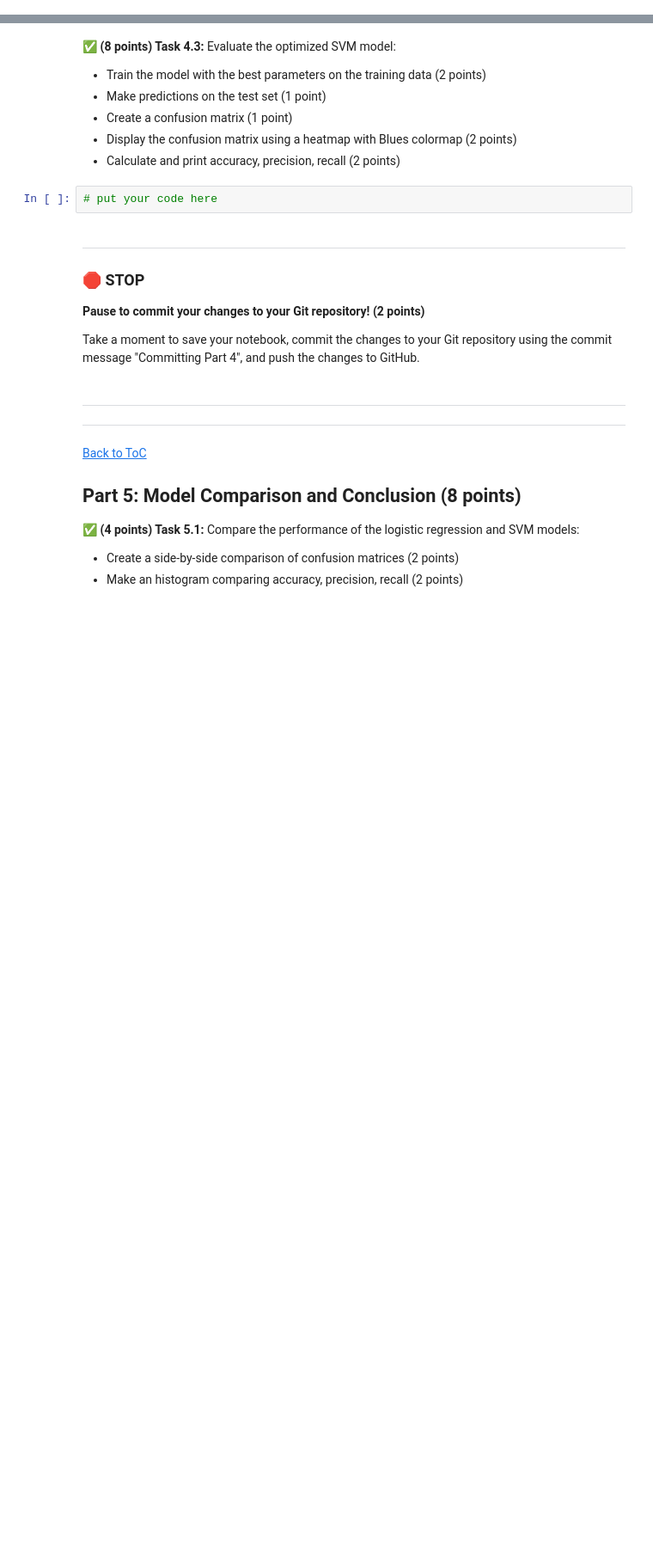
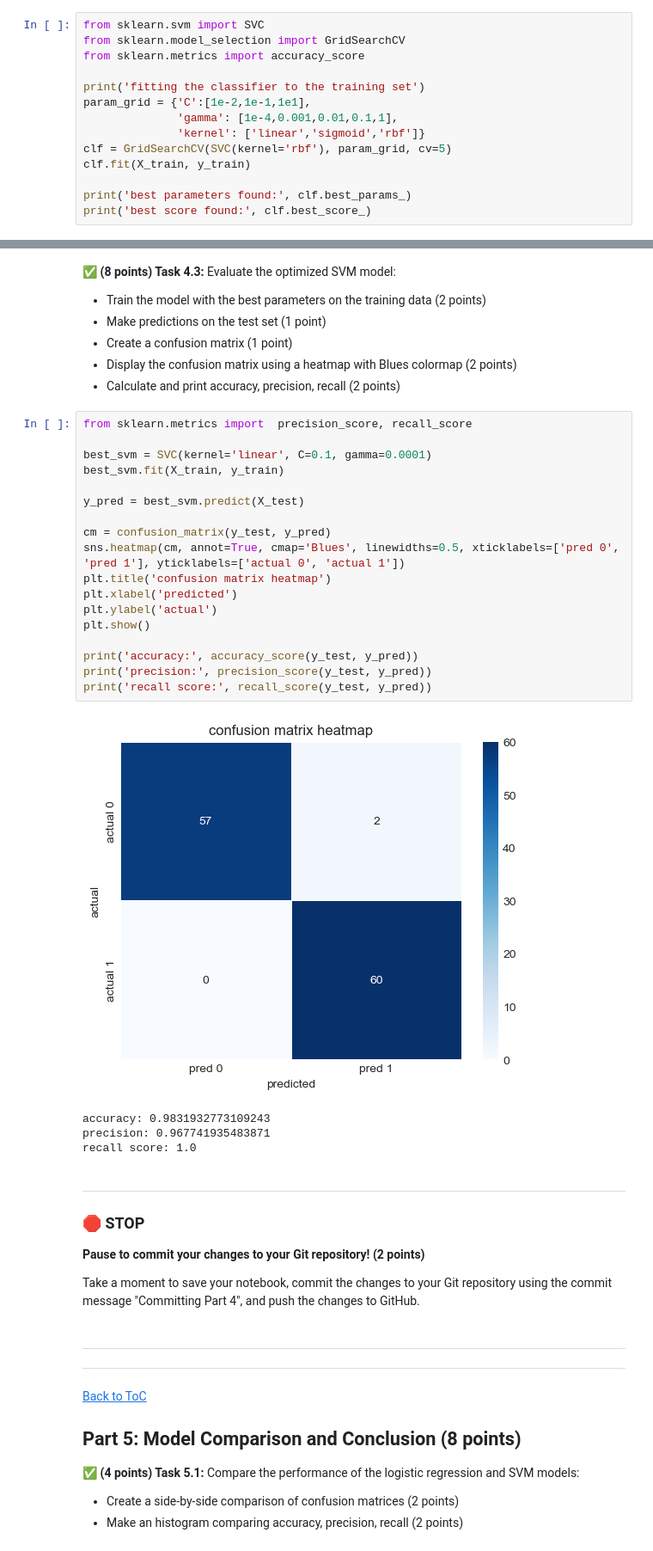
Before and after one commit to davis5304/CMSE202-f25-turnin, a Jupyter notebook: final/CMSE202_Final-STUDENT.ipynb, the cells around one changed output, grey strips where cells are left out. Shown at 86% size. Cells and saved outputs as stored; diff of their text form; blank space fills up the shorter version.

```diff
--- a/final/CMSE202_Final-STUDENT.ipynb
+++ b/final/CMSE202_Final-STUDENT.ipynb
@@ -654,0 +653,14 @@ Take a moment to save your notebook, commit the changes to your Git repository u
+# %%
+from sklearn.svm import SVC
+from sklearn.model_selection import GridSearchCV
+from sklearn.metrics import accuracy_score
+
+print('fitting the classifier to the training set')
+param_grid = {'C':[1e-2,1e-1,1e1],
+              'gamma': [1e-4,0.001,0.01,0.1,1],
+              'kernel': ['linear','sigmoid','rbf']}
+clf = GridSearchCV(SVC(kernel='rbf'), param_grid, cv=5)
+clf.fit(X_train, y_train)
+
+print('best parameters found:', clf.best_params_)
+print('best score found:', clf.best_score_)
@@ -659,8 +675,29 @@ Take a moment to save your notebook, commit the changes to your Git repository u
 - Create a confusion matrix (1 point)
 - Display the confusion matrix using a heatmap with Blues colormap (2 points)
 - Calculate and print accuracy, precision, recall (2 points)
-# %%
-# put your code here
+# %%
+from sklearn.metrics import  precision_score, recall_score
+
+best_svm = SVC(kernel='linear', C=0.1, gamma=0.0001)
+best_svm.fit(X_train, y_train)
+
+y_pred = best_svm.predict(X_test)
+
+cm = confusion_matrix(y_test, y_pred)
+sns.heatmap(cm, annot=True, cmap='Blues', linewidths=0.5, xticklabels=['pred 0', 'pred 1'], yticklabels=['actual 0', 'actual 1'])
+plt.title('confusion matrix heatmap')
+plt.xlabel('predicted')
+plt.ylabel('actual')
+plt.show()
+
+print('accuracy:', accuracy_score(y_test, y_pred))
+print('precision:', precision_score(y_test, y_pred))
+print('recall score:', recall_score(y_test, y_pred))
+# %% [output]
+[figure, added]
+accuracy: 0.9831932773109243
+precision: 0.967741935483871
+recall score: 1.0
 # %% [markdown]
 ---
 
```
Also changed, not shown: parts of 2 cells of this notebook.
